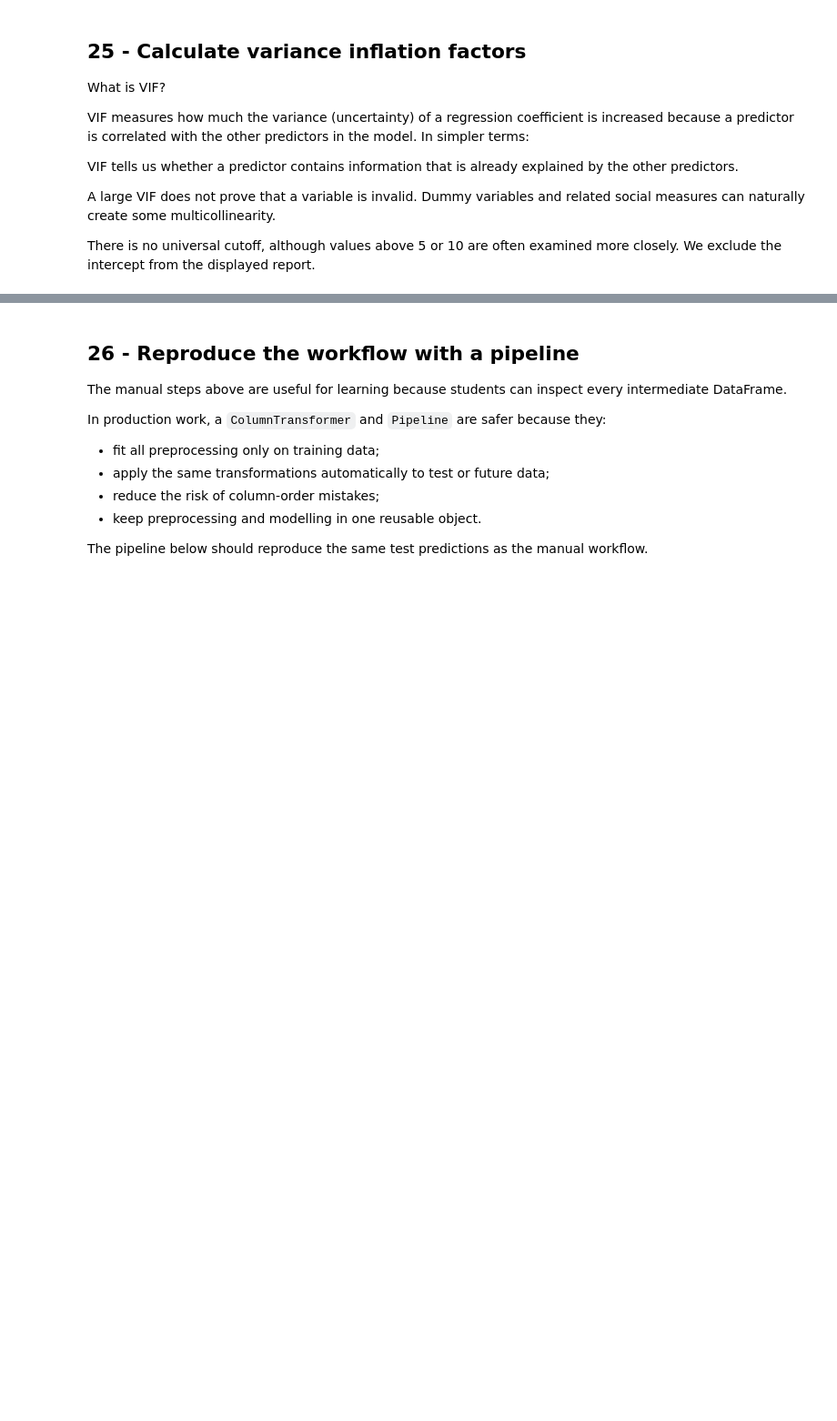
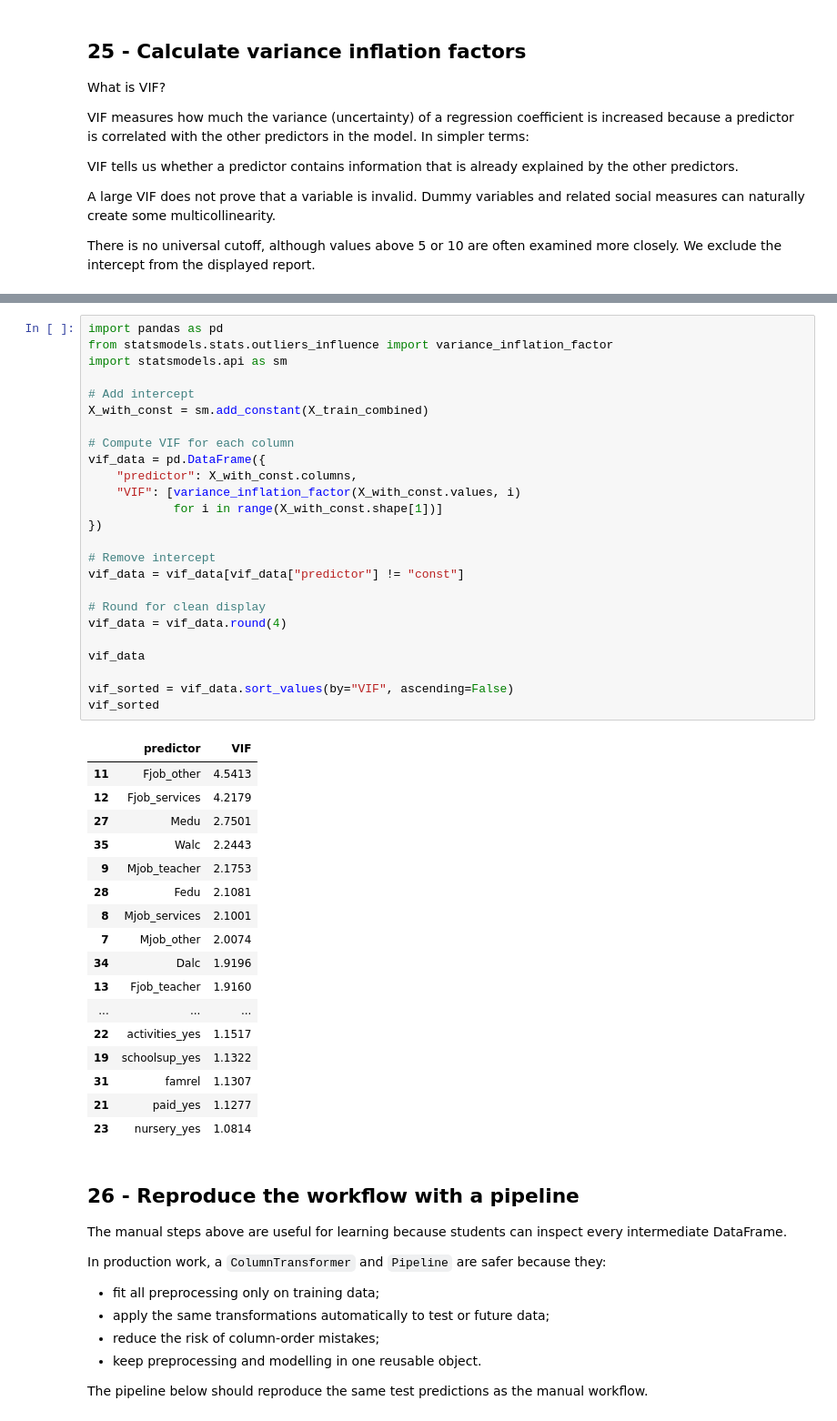
Before and after one commit to JoseAlberto88/Predictive-Analytics-, a Jupyter notebook: DAMO510_Module_05_Summer26_Starter_Nortebook_(1).ipynb, the cells around one changed output, grey strips where cells are left out. Shown at 91% size. Cells and saved outputs as stored; diff of their text form; blank space fills up the shorter version.

```diff
--- a/DAMO510_Module_05_Summer26_Starter_Nortebook_(1).ipynb
+++ b/DAMO510_Module_05_Summer26_Starter_Nortebook_(1).ipynb
@@ -1367,3 +1349,46 @@ There is no universal cutoff, although values above 5 or 10 are often examined m
+# %%
+import pandas as pd
+from statsmodels.stats.outliers_influence import variance_inflation_factor
+import statsmodels.api as sm
+
+# Add intercept
+X_with_const = sm.add_constant(X_train_combined)
+
+# Compute VIF for each column
+vif_data = pd.DataFrame({
+    "predictor": X_with_const.columns,
+    "VIF": [variance_inflation_factor(X_with_const.values, i)
+            for i in range(X_with_const.shape[1])]
+})
+
+# Remove intercept
+vif_data = vif_data[vif_data["predictor"] != "const"]
+
+# Round for clean display
+vif_data = vif_data.round(4)
+
+vif_data
+
+vif_sorted = vif_data.sort_values(by="VIF", ascending=False)
+vif_sorted
+# %% [output]
+|  | predictor | VIF |
+| 11 | Fjob_other | 4.5413 |
+| 12 | Fjob_services | 4.2179 |
+| 27 | Medu | 2.7501 |
+| 35 | Walc | 2.2443 |
+| 9 | Mjob_teacher | 2.1753 |
+| 28 | Fedu | 2.1081 |
+| 8 | Mjob_services | 2.1001 |
+| 7 | Mjob_other | 2.0074 |
+| 34 | Dalc | 1.9196 |
+| 13 | Fjob_teacher | 1.9160 |
+| ... | ... | ... |
+| 22 | activities_yes | 1.1517 |
+| 19 | schoolsup_yes | 1.1322 |
+| 31 | famrel | 1.1307 |
+| 21 | paid_yes | 1.1277 |
+| 23 | nursery_yes | 1.0814 |
 # %% [markdown]
 ## 26 - Reproduce the workflow with a pipeline
 
```
Also changed, not shown: parts of 1 cell of this notebook.
